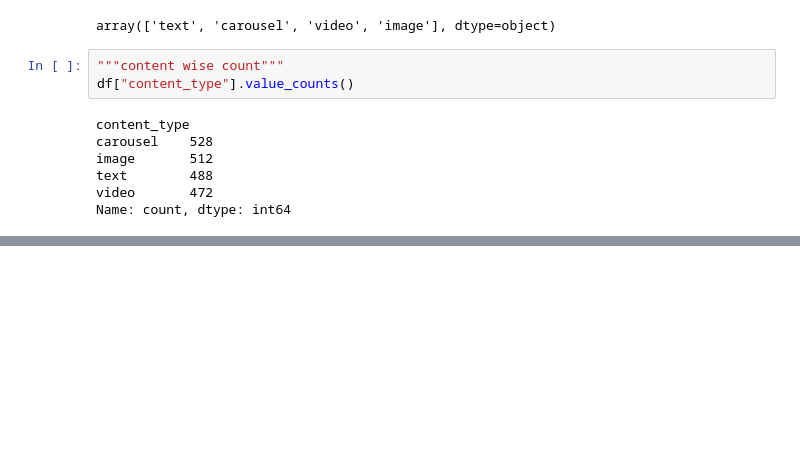
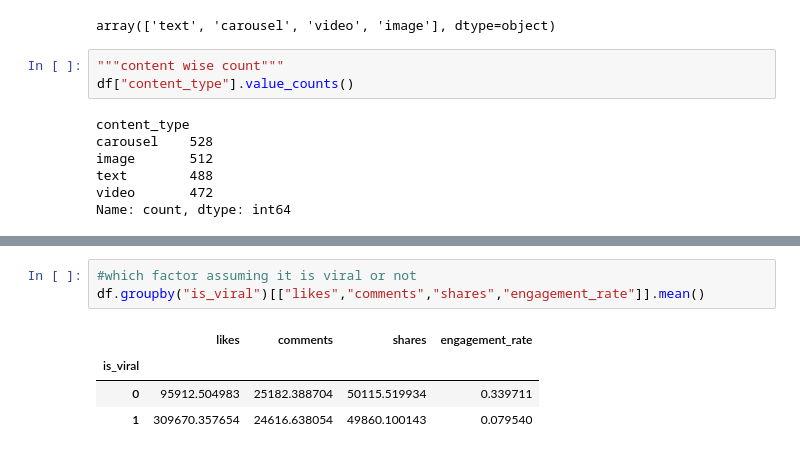
Before and after one commit to KAizoku106/numpywoksssss, a Jupyter notebook: pands_work/joins/socialmediacasetudy/pd.socialmedia.ipynb, the cells around one changed output, grey strips where cells are left out. Saved outputs shown, nothing was run; the diff lists cells and outputs as text; blank space fills up the shorter version.

```diff
--- a/pands_work/joins/socialmediacasetudy/pd.socialmedia.ipynb
+++ b/pands_work/joins/socialmediacasetudy/pd.socialmedia.ipynb
@@ -90,0 +202,8 @@ Name: count, dtype: int64
+# %%
+#which factor assuming it is viral or not
+df.groupby("is_viral")[["likes","comments","shares","engagement_rate"]].mean()
+# %% [output]
+|  | likes | comments | shares | engagement_rate |
+| is_viral |  |  |  |  |
+| 0 | 95912.504983 | 25182.388704 | 50115.519934 | 0.339711 |
+| 1 | 309670.357654 | 24616.638054 | 49860.100143 | 0.079540 |
```
Also changed, not shown: parts of 13 cells of this notebook, 5 other files.
